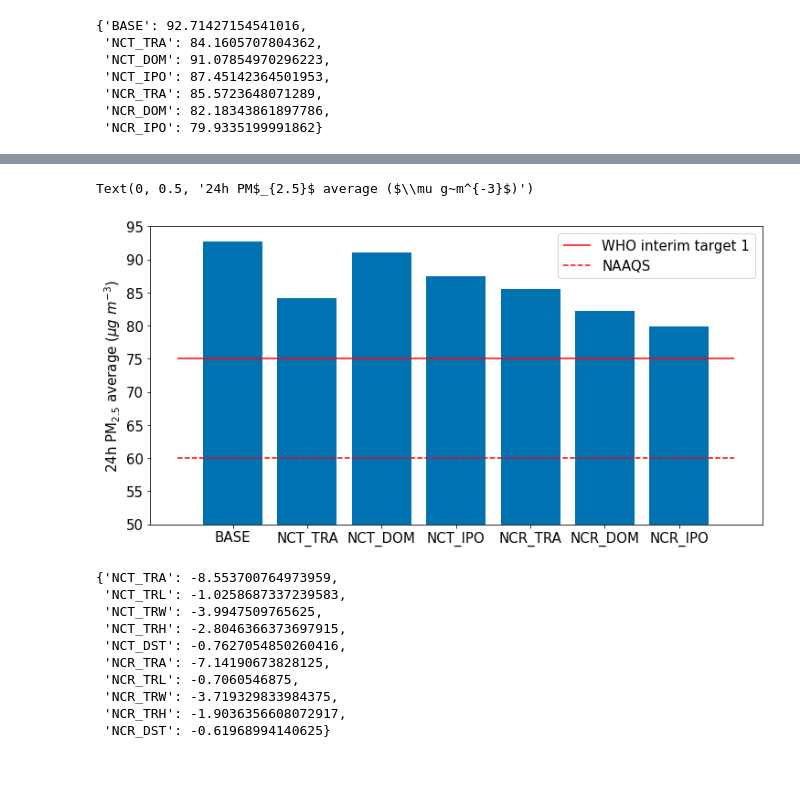
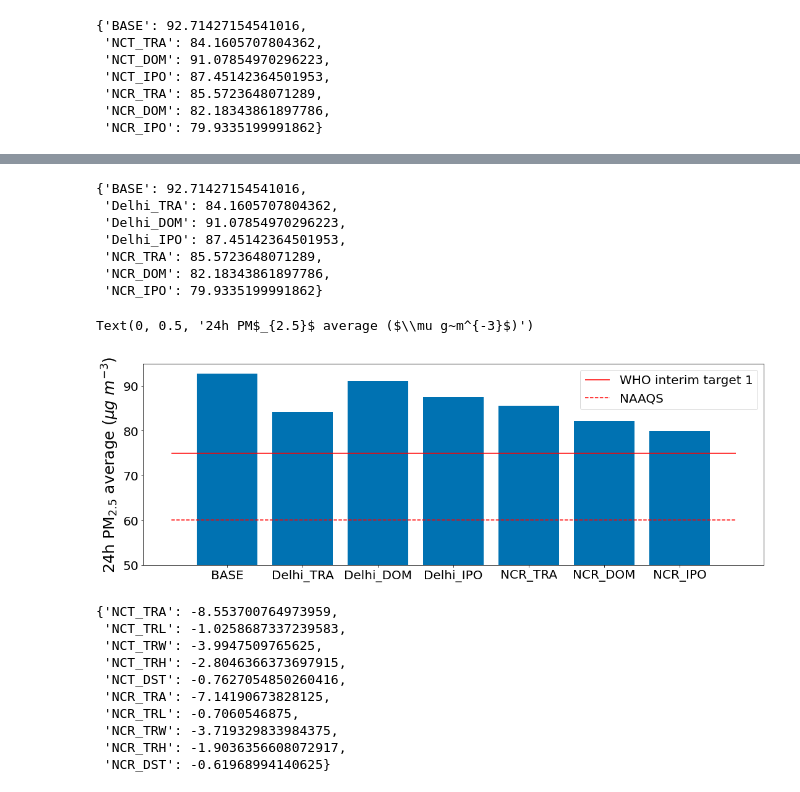
Before and after one commit to catemgn/delhi_post_tra, a Jupyter notebook: analysis/impacts/impacts_analysis_PM25.ipynb, the cells around one changed output, grey strips where cells are left out. Cells and saved outputs as stored; diff of their text form; code cells hidden in the pictures.

```diff
--- a/analysis/impacts/impacts_analysis_PM25.ipynb
+++ b/analysis/impacts/impacts_analysis_PM25.ipynb
@@ -289,3 +305,11 @@ absimp75
  'NCR_TRA': 85.5723648071289,
  'NCR_DOM': 82.18343861897786,
  'NCR_IPO': 79.9335199991862}
+# %%
+absimp75['Delhi_TRA'] = absimp75['NCT_TRA']
+absimp75['Delhi_DOM'] = absimp75['NCT_DOM']
+absimp75['Delhi_IPO'] = absimp75['NCT_IPO']
+
+del absimp75['NCT_TRA']
+del absimp75['NCT_DOM']
+del absimp75['NCT_IPO']
@@ -292,22 +326,35 @@ absimp75
+# %%
+keyorder = ['BASE', 'Delhi_TRA', 'Delhi_DOM', 'Delhi_IPO','NCR_TRA', 'NCR_DOM','NCR_IPO']
+absimp75={k: absimp75[k] for k in keyorder if k in absimp75}
+# %%
+absimp75
+# %% [output]
+{'BASE': 92.71427154541016,
+ 'Delhi_TRA': 84.1605707804362,
+ 'Delhi_DOM': 91.07854970296223,
+ 'Delhi_IPO': 87.45142364501953,
+ 'NCR_TRA': 85.5723648071289,
+ 'NCR_DOM': 82.18343861897786,
+ 'NCR_IPO': 79.9335199991862}
 # %%
-fig, ax = plt.subplots(figsize=(12,6))
+fig, ax = plt.subplots(figsize=(18,6))
 ax.bar(absimp75.keys(),absimp75.values(), color='#0072B2')
 ax.set_xticklabels(absimp75.keys())
 aqg = [15]
 ind = [60]
 it1=[75]
 left, right = plt.xlim()
 #plt.hlines(aqg, xmin=left, xmax=right, color='r', linestyles=':',label='WHO AQG')
 plt.hlines(it1, xmin=left, xmax=right, color='r', linestyles='-',label='WHO interim target 1')
 plt.hlines(ind, xmin=left, xmax=right, color='r', linestyles='--',label='NAAQS')
 #plt.annotate('AQG WHO', xy=(0.85,0.07), xycoords='axes fraction',color='r',)
 #plt.annotate('interim target 1', xy=(1.01,0.07), xycoords='axes fraction',color='r')
 #plt.legend(loc='left', bbox_to_anchor=(1, 0.95)
-plt.legend(fontsize=15)
+plt.legend(fontsize=20)
 plt.ylim([50, 95])
-ax.tick_params(axis='both', which='major', labelsize=15)
-plt.ylabel("24h PM$_{2.5}$ average ($\mu g~m^{-3}$)", fontsize=15)
+ax.tick_params(axis='both', which='major', labelsize=20)
+plt.ylabel("24h PM$_{2.5}$ average ($\mu g~m^{-3}$)", fontsize=25)
 # %% [output]
 Text(0, 0.5, '24h PM$_{2.5}$ average ($\\mu g~m^{-3}$)')
-[figure, old version]
+[figure, new version]
 # %%
```
Also changed, not shown: parts of 19 cells of this notebook, 13 other files.
